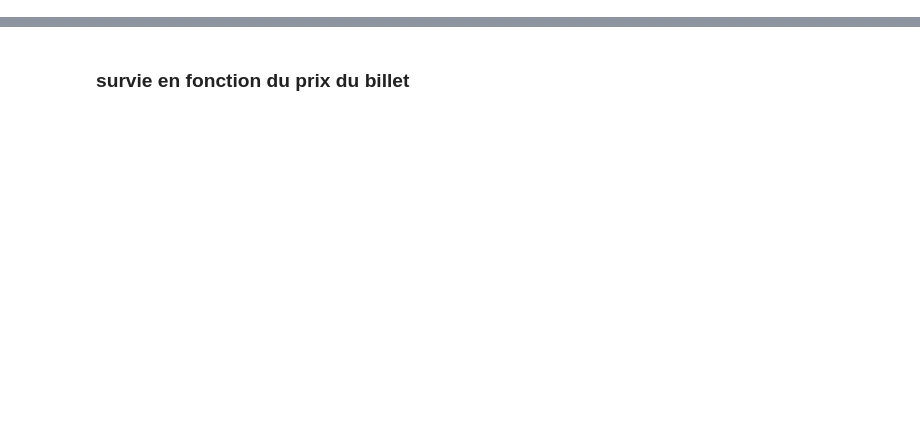
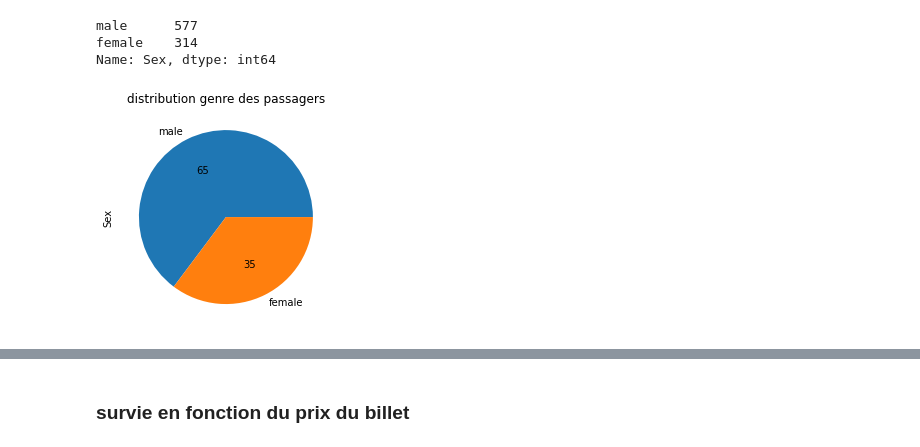
Before and after one commit to apozel/titadata, a Jupyter notebook: Projet data science titanic-checkpoint.ipynb, the cells around one changed output, grey strips where cells are left out. Drawn from its saved outputs; the diff is of its cells as text; code cells hidden in the pictures; blank space fills up the shorter version.

```diff
--- a/Projet data science titanic-checkpoint.ipynb
+++ b/Projet data science titanic-checkpoint.ipynb
@@ -45,0 +177,11 @@ titanic_train_data["Pclass"].value_counts()
+# %%
+Sex = titanic_train_data['Sex'].value_counts();
+print(Sex);
+plt.figure();
+plt.title('distribution genre des passagers');
+Sex.plot.pie(autopct="%.0f");
+# %% [output]
+male      577
+female    314
+Name: Sex, dtype: int64
+[figure, added]
```
Also changed, not shown: parts of 43 cells of this notebook, 1 other file.
